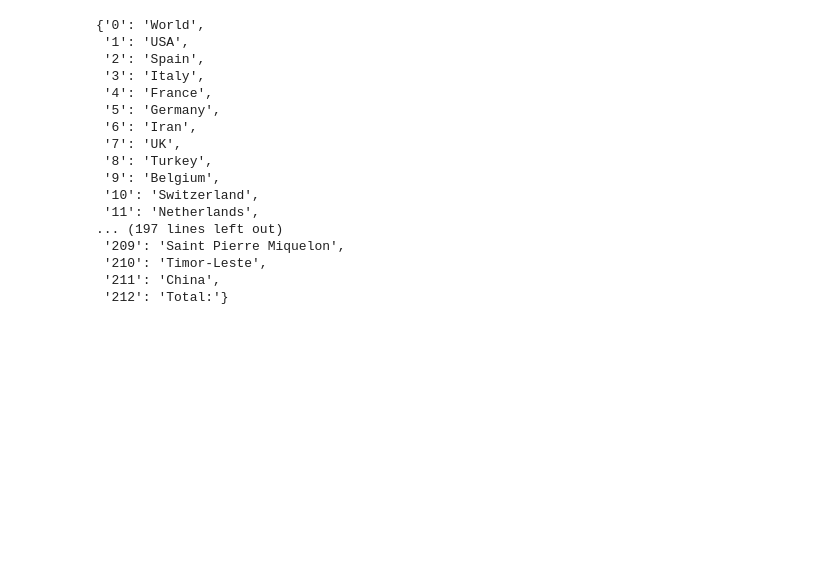
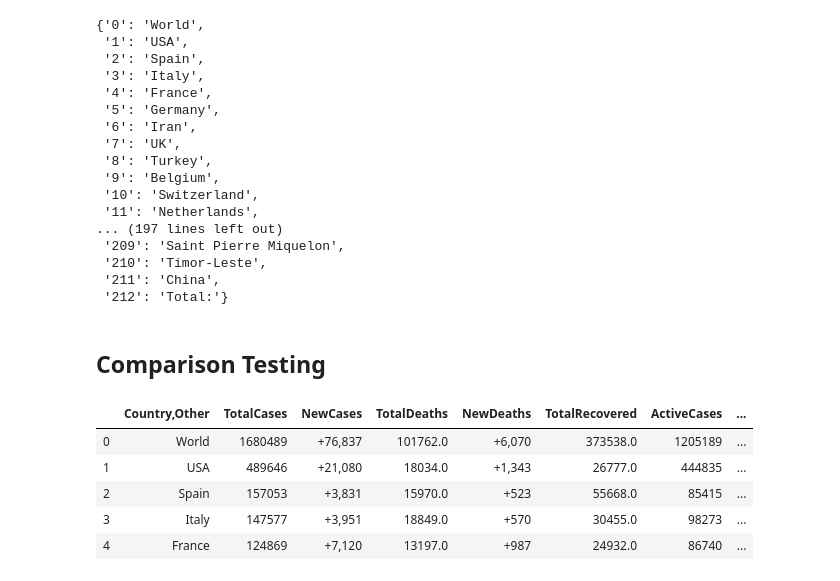
Before and after one commit to meppps/coronavirus-data, a Jupyter notebook: Scrape/ScrapingV3.ipynb, the cells around one changed output. Drawn from its saved outputs; the diff is of its cells as text; code cells hidden in the pictures; blank space fills up the shorter version.

```diff
--- a/Scrape/ScrapingV3.ipynb
+++ b/Scrape/ScrapingV3.ipynb
@@ -224,3 +224,15 @@ result['country']
  '210': 'Timor-Leste',
  '211': 'China',
  '212': 'Total:'}
+# %% [markdown]
+## Comparison Testing
+# %%
+df['Coords'] = ''
+df.head()
+# %% [output]
+|  | Country,Other | TotalCases | NewCases | TotalDeaths | NewDeaths | TotalRecovered | ActiveCases | ... |
+| 0 | World | 1680489 | +76,837 | 101762.0 | +6,070 | 373538.0 | 1205189 | ... |
+| 1 | USA | 489646 | +21,080 | 18034.0 | +1,343 | 26777.0 | 444835 | ... |
+| 2 | Spain | 157053 | +3,831 | 15970.0 | +523 | 55668.0 | 85415 | ... |
+| 3 | Italy | 147577 | +3,951 | 18849.0 | +570 | 30455.0 | 98273 | ... |
+| 4 | France | 124869 | +7,120 | 13197.0 | +987 | 24932.0 | 86740 | ... |
```
Also changed, not shown: parts of 11 cells of this notebook, 5 other files.
